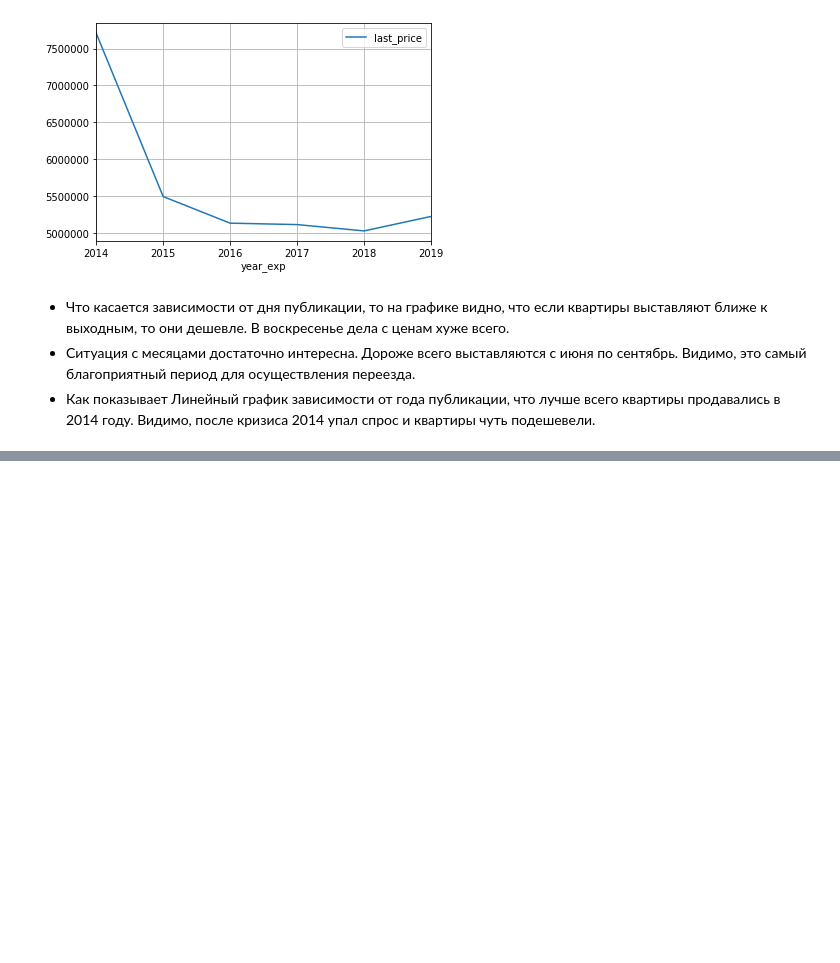
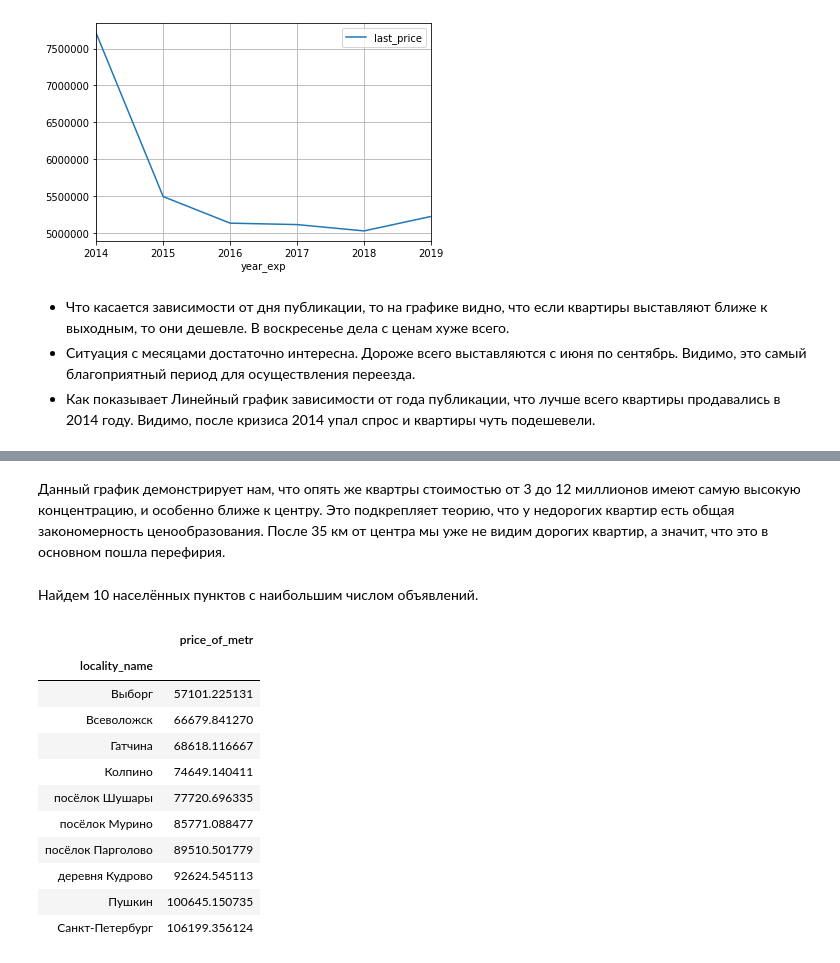
Before and after one commit to ViacheslavPogorelyy/YaP, a Jupyter notebook: part_number_two/project_2.ipynb, the cells around one changed output, grey strips where cells are left out. Drawn from its saved outputs; the diff is of its cells as text; code cells hidden in the pictures; blank space fills up the shorter version.

```diff
--- a/part_number_two/project_2.ipynb
+++ b/part_number_two/project_2.ipynb
@@ -543,0 +568,23 @@ Name: last_price, dtype: float64
+# %% [markdown]
+Данный график демонстрирует нам, что опять же квартры стоимостью от 3 до 12 миллионов имеют самую высокую концентрацию, и особенно ближе к центру. Это подкрепляет теорию, что у недорогих квартир есть общая закономерность ценообразования. После 35 км от центра мы уже не видим дорогих квартир, а значит, что это в основном пошла перефирия.
+# %% [markdown]
+Найдем 10 населённых пунктов с наибольшим числом объявлений.
+# %%
+top10 = without_trash['locality_name'].value_counts().sort_values(ascending=False).head(10).index
+
+best_city = without_trash.query('locality_name in @top10').pivot_table(index='locality_name', values='price_of_metr', aggfunc='mean')
+
+best_city.sort_values('price_of_metr')
+# %% [output]
+|  | price_of_metr |
+| locality_name |  |
+| Выборг | 57101.225131 |
+| Всеволожск | 66679.841270 |
+| Гатчина | 68618.116667 |
+| Колпино | 74649.140411 |
+| посёлок Шушары | 77720.696335 |
+| посёлок Мурино | 85771.088477 |
+| посёлок Парголово | 89510.501779 |
+| деревня Кудрово | 92624.545113 |
+| Пушкин | 100645.150735 |
+| Санкт-Петербург | 106199.356124 |
```
Also changed, not shown: parts of 9 cells of this notebook.
